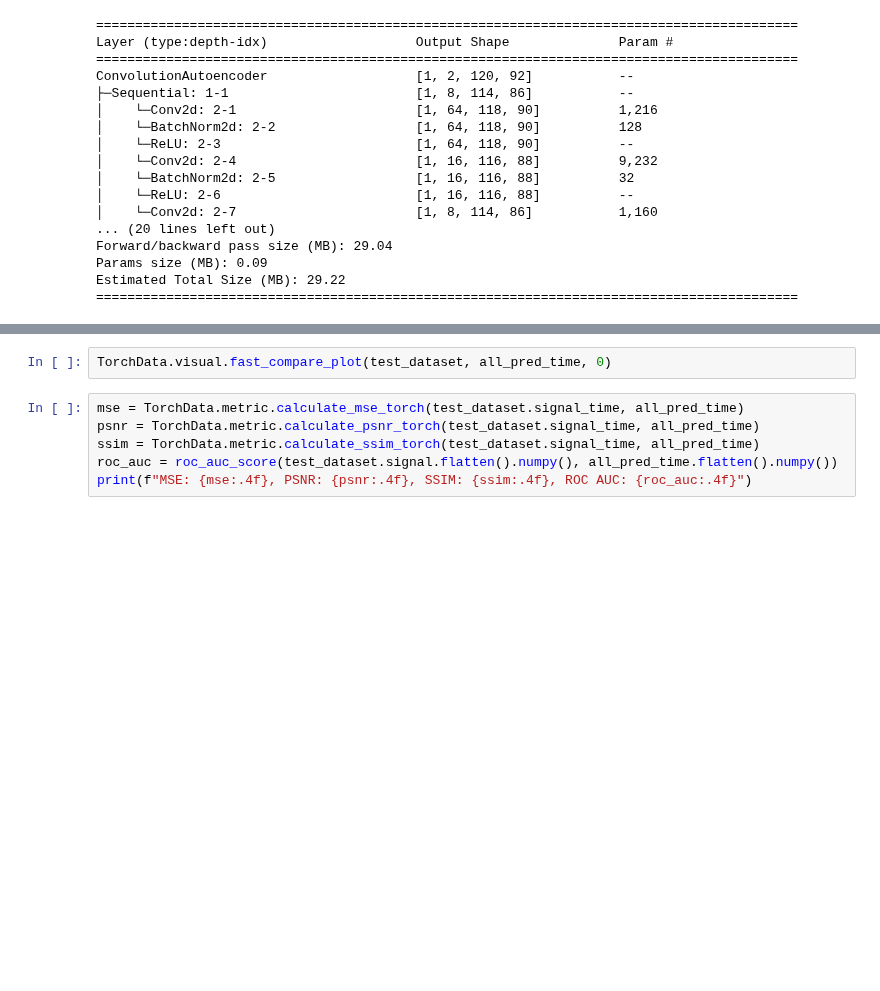
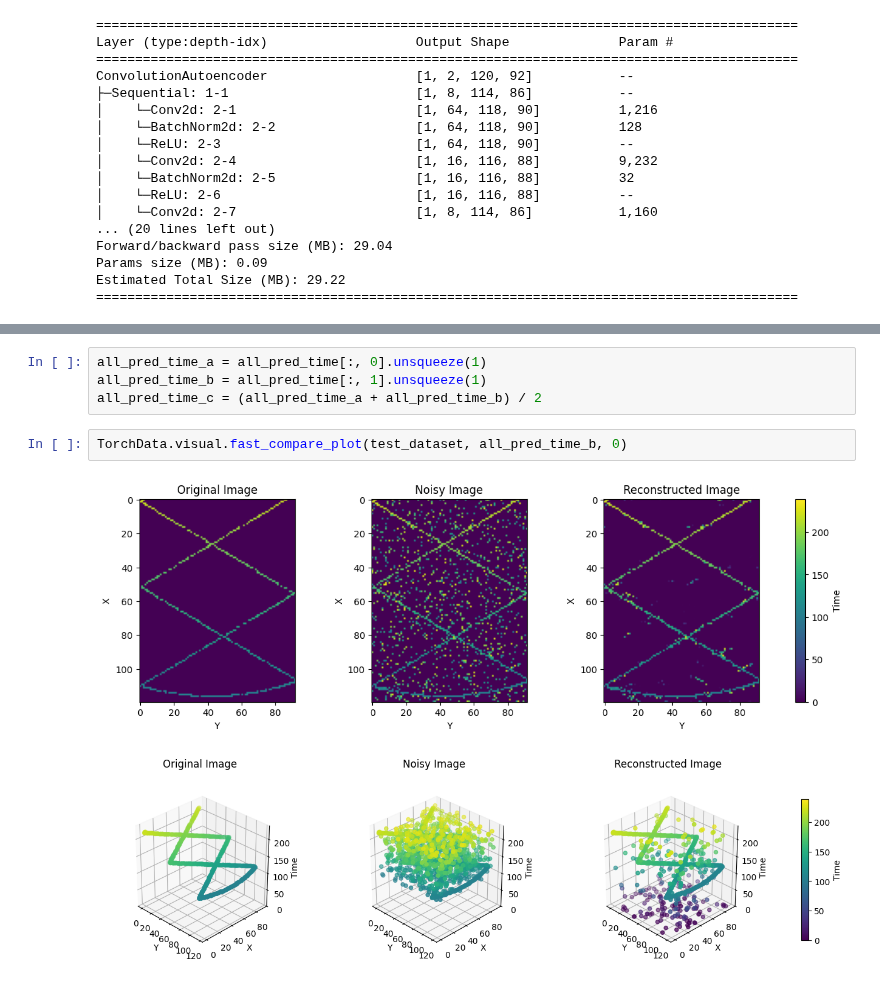
Before and after one commit to Lukelele/ResearchProject, a Jupyter notebook: Conv2Channel.ipynb, the cells around one changed output, grey strips where cells are left out. Cells and saved outputs as stored; diff of their text form; blank space fills up the shorter version.

```diff
--- a/Conv2Channel.ipynb
+++ b/Conv2Channel.ipynb
@@ -99,8 +114,9 @@ all_pred_time[all_pred_time < 0.5] = 0
+# %%
+all_pred_time_a = all_pred_time[:, 0].unsqueeze(1)
+all_pred_time_b = all_pred_time[:, 1].unsqueeze(1)
+all_pred_time_c = (all_pred_time_a + all_pred_time_b) / 2
 # %%
-TorchData.visual.fast_compare_plot(test_dataset, all_pred_time, 0)
+TorchData.visual.fast_compare_plot(test_dataset, all_pred_time_b, 0)
+# %% [output]
+[figure, added]
+[figure, added]
-# %%
-mse = TorchData.metric.calculate_mse_torch(test_dataset.signal_time, all_pred_time)
-psnr = TorchData.metric.calculate_psnr_torch(test_dataset.signal_time, all_pred_time)
-ssim = TorchData.metric.calculate_ssim_torch(test_dataset.signal_time, all_pred_time)
-roc_auc = roc_auc_score(test_dataset.signal.flatten().numpy(), all_pred_time.flatten().numpy())
-print(f"MSE: {mse:.4f}, PSNR: {psnr:.4f}, SSIM: {ssim:.4f}, ROC AUC: {roc_auc:.4f}")
```
Also changed, not shown: parts of 10 cells of this notebook, 7 other files.
